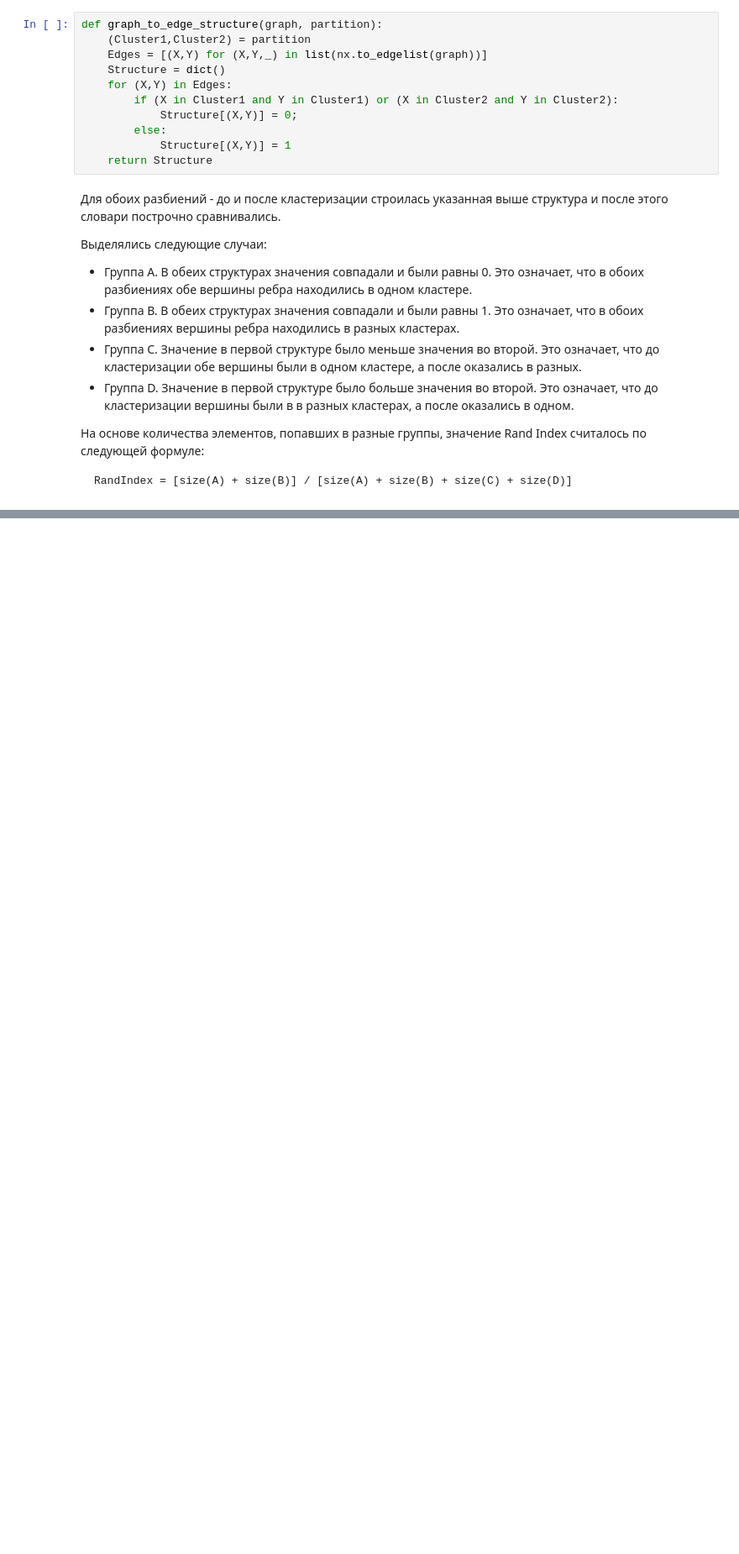
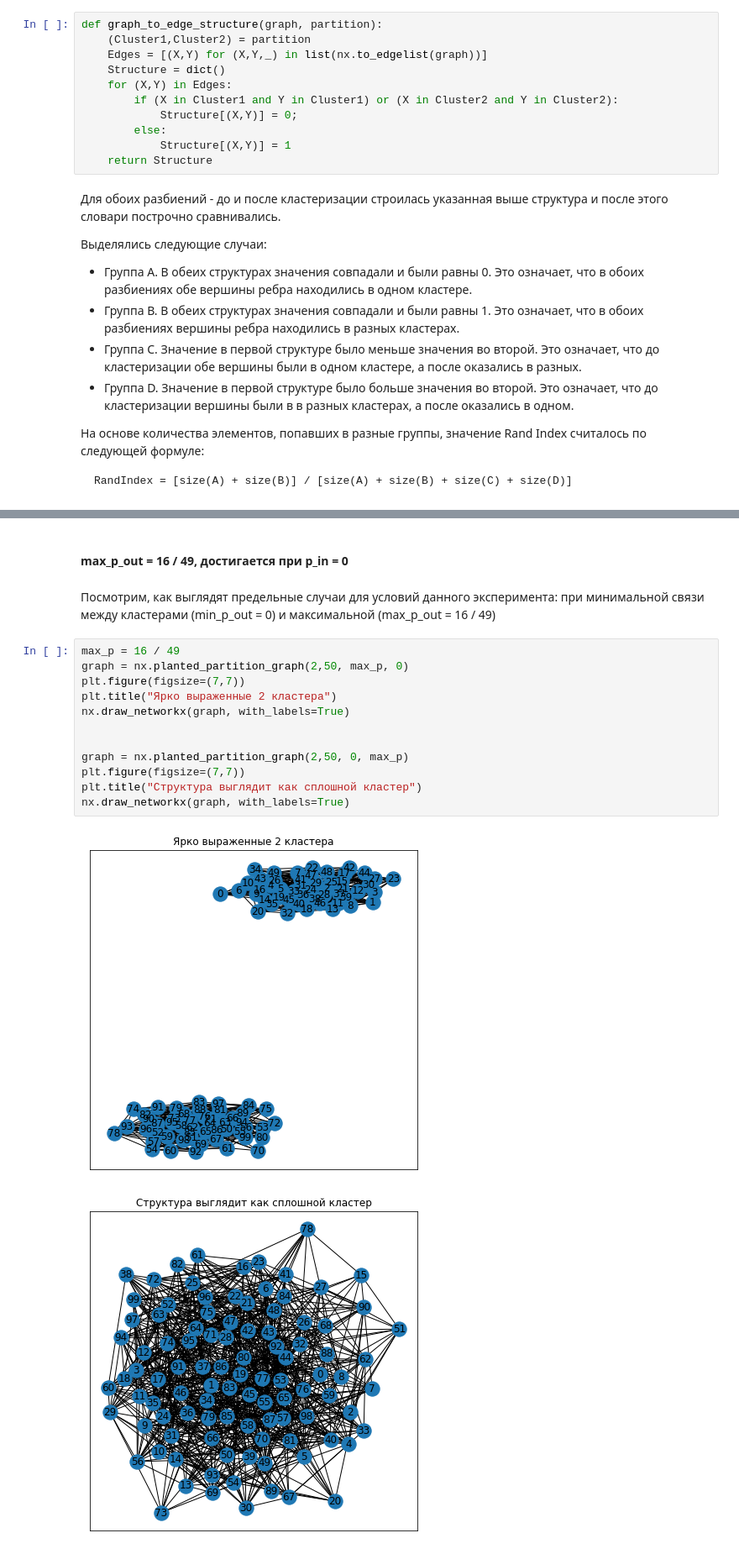
Before and after one commit to MaksimovArtem/NetworksLabs, a Jupyter notebook: Communities.ipynb, the cells around one changed output, grey strips where cells are left out. Shown at 84% size. Drawn from its saved outputs; the diff is of its cells as text; blank space fills up the shorter version.

```diff
--- a/Communities.ipynb
+++ b/Communities.ipynb
@@ -63,0 +88,19 @@ def rand_index(graph1, partition):#partiton = (Cluster1,Cluster2) after
+# %% [markdown]
+#### max_p_out = 16 / 49, достигается при p_in = 0
+# %% [markdown]
+Посмотрим, как выглядят предельные случаи для условий данного эксперимента: при минимальной связи между кластерами (min_p_out = 0) и максимальной (max_p_out = 16 / 49)
+# %%
+max_p = 16 / 49
+graph = nx.planted_partition_graph(2,50, max_p, 0)
+plt.figure(figsize=(7,7))
+plt.title("Ярко выраженные 2 кластера")
+nx.draw_networkx(graph, with_labels=True)
+
+
+graph = nx.planted_partition_graph(2,50, 0, max_p)
+plt.figure(figsize=(7,7))
+plt.title("Структура выглядит как сплошной кластер")
+nx.draw_networkx(graph, with_labels=True)
+# %% [output]
+[figure, added]
+[figure, added]
```
Also changed, not shown: parts of 16 cells of this notebook.
